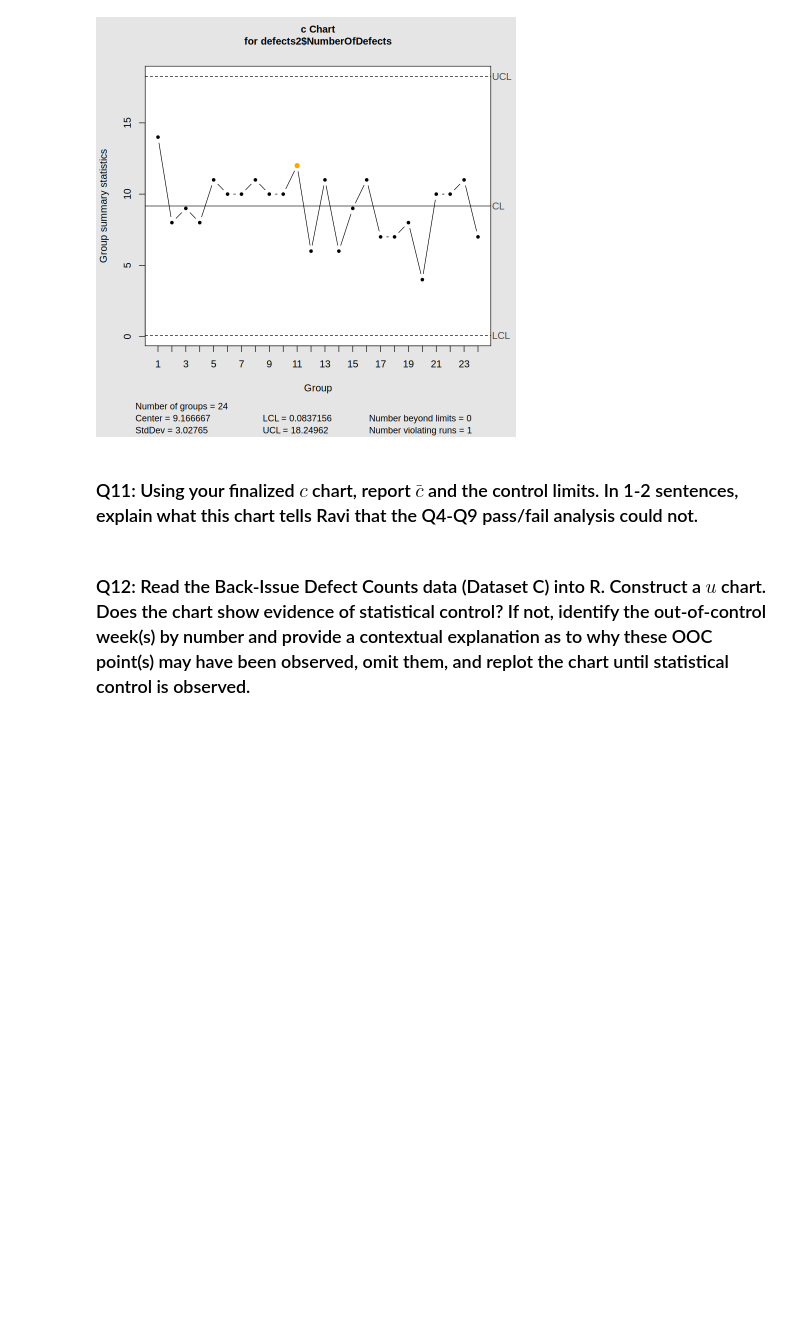
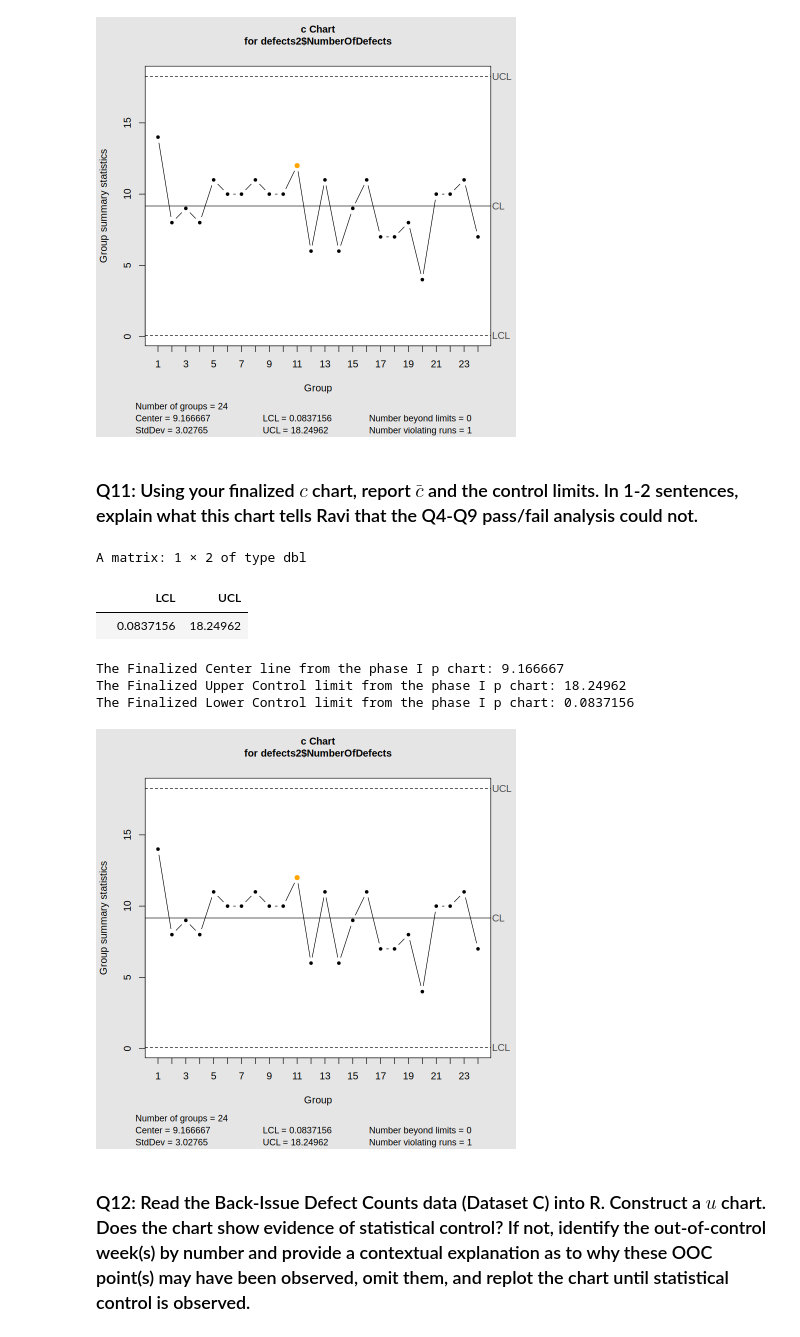
Before and after one commit to DesyneMartinez/STAT-7110-Quality-Control, a Jupyter notebook: Assignments/HW3/STAT-7110-HW3.ipynb, the cells around one changed output. Drawn from its saved outputs; the diff is of its cells as text; code cells hidden in the pictures; blank space fills up the shorter version.

```diff
--- a/Assignments/HW3/STAT-7110-HW3.ipynb
+++ b/Assignments/HW3/STAT-7110-HW3.ipynb
@@ -336,6 +345,29 @@ $ NumberOfDefects <dbl> 14, 8, 9, 8, 11, 10, 10, 52, 11, 10, 10, 12, 6, 11, 6,
 ### Q11: Using your finalized $c$ chart, report $\bar{c}$ and the control limits. In 1-2 sentences, explain what this chart tells Ravi that the Q4-Q9 pass/fail analysis could not.
 # %%
 ## Q11 Code ##
+
+defects_chart2 <- qcc(defects2$`NumberOfDefects`,
+                     sizes=defects2$`BoxesInspected`,
+                          type="c",plot=T)
+
+   ## Pulling the Center and Lmits from the cleaned phase I p chart ##
+cbar <- defects_chart2$center
+defects_chart2$limits
+uclc <- defects_chart2$limits[1,2]
+lclc <- defects_chart2$limits[1,1]
+
+#The center line and control limits going into phase II ##
+cat("The Finalized Center line from the phase I p chart:", cbar, "\n")
+cat("The Finalized Upper Control limit from the phase I p chart:", uclc, "\n")
+cat("The Finalized Lower Control limit from the phase I p chart:", lclc, "\n")
+# %% [output]
+A matrix: 1 × 2 of type dbl
+|  | LCL | UCL |
+|  | 0.0837156 | 18.24962 |
+The Finalized Center line from the phase I p chart: 9.166667
+The Finalized Upper Control limit from the phase I p chart: 18.24962
+The Finalized Lower Control limit from the phase I p chart: 0.0837156
+[figure, added]
 # %% [markdown]
 ### Q12: Read the Back-Issue Defect Counts data (Dataset C) into R. Construct a $u$ chart. Does the chart show evidence of statistical control? If not, identify the out-of-control week(s) by number and provide a contextual explanation as to why these OOC point(s) may have been observed, omit them, and replot the chart until statistical control is observed.
 # %%
```
Also changed, not shown: parts of 7 cells of this notebook.
